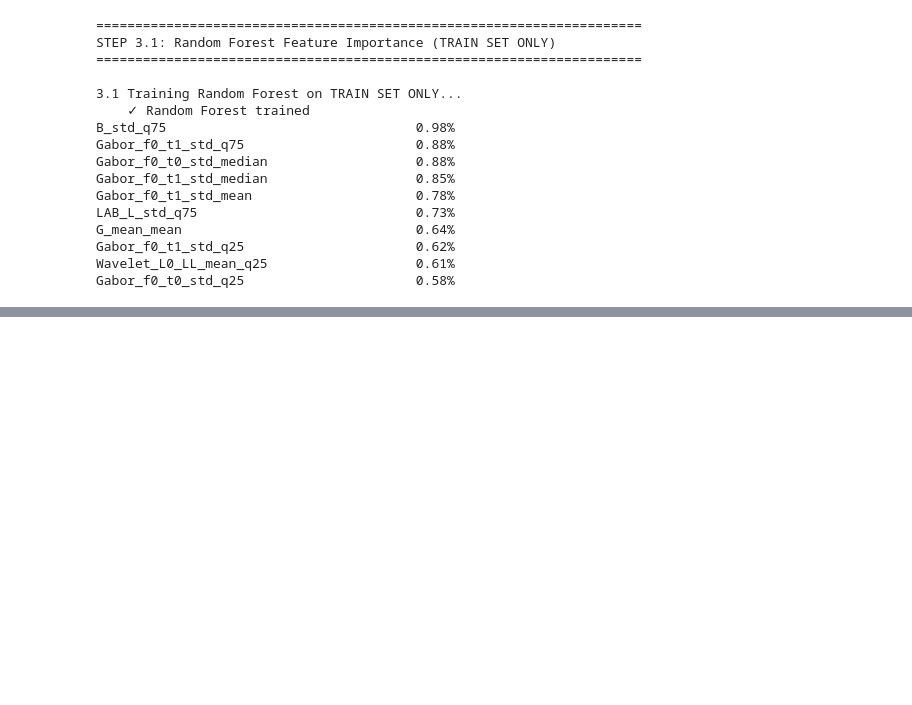
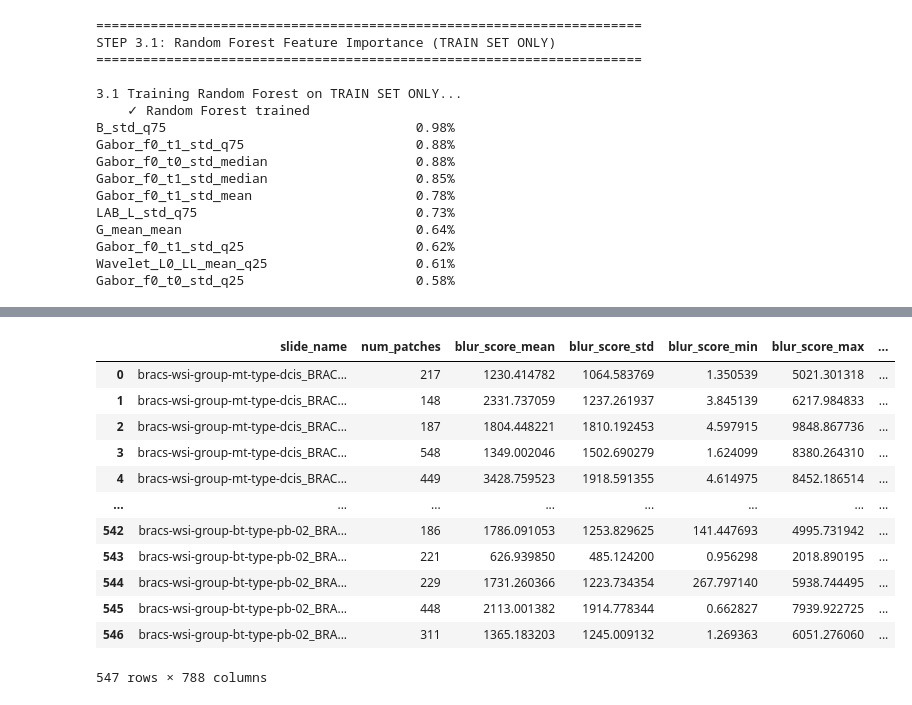
Before and after one commit to Onyeka280/WSI_trad, a Jupyter notebook: wsi-trad.ipynb, the cells around one changed output, grey strips where cells are left out. Drawn from its saved outputs; the diff is of its cells as text; code cells hidden in the pictures; blank space fills up the shorter version.

Commit message:
Kaggle Notebook | WSI_trad | Version 5

```diff
--- a/wsi-trad.ipynb
+++ b/wsi-trad.ipynb
@@ -1998,0 +2693,26 @@ Gabor_f0_t0_std_q25                      0.58%
+# %%
+region_level_path = '/kaggle/input/datasets/onyekamuoka/region-level'
+
+dfs = []
+for file in os.listdir(region_level_path):
+    if file.endswith(".csv"):
+        path = os.path.join(region_level_path,file)
+        df = pd.read_csv(path)
+        dfs.append(df)
+all_wsi_region_level = pd.concat(dfs, axis=0, ignore_index=True)
+# %%
+all_wsi_region_level
+# %% [output]
+|  | slide_name | num_patches | blur_score_mean | blur_score_std | blur_score_min | blur_score_max | ... |
+| 0 | bracs-wsi-group-mt-type-dcis_BRAC... | 217 | 1230.414782 | 1064.583769 | 1.350539 | 5021.301318 | ... |
+| 1 | bracs-wsi-group-mt-type-dcis_BRAC... | 148 | 2331.737059 | 1237.261937 | 3.845139 | 6217.984833 | ... |
+| 2 | bracs-wsi-group-mt-type-dcis_BRAC... | 187 | 1804.448221 | 1810.192453 | 4.597915 | 9848.867736 | ... |
+| 3 | bracs-wsi-group-mt-type-dcis_BRAC... | 548 | 1349.002046 | 1502.690279 | 1.624099 | 8380.264310 | ... |
+| 4 | bracs-wsi-group-mt-type-dcis_BRAC... | 449 | 3428.759523 | 1918.591355 | 4.614975 | 8452.186514 | ... |
+| ... | ... | ... | ... | ... | ... | ... | ... |
+| 542 | bracs-wsi-group-bt-type-pb-02_BRA... | 186 | 1786.091053 | 1253.829625 | 141.447693 | 4995.731942 | ... |
+| 543 | bracs-wsi-group-bt-type-pb-02_BRA... | 221 | 626.939850 | 485.124200 | 0.956298 | 2018.890195 | ... |
+| 544 | bracs-wsi-group-bt-type-pb-02_BRA... | 229 | 1731.260366 | 1223.734354 | 267.797140 | 5938.744495 | ... |
+| 545 | bracs-wsi-group-bt-type-pb-02_BRA... | 448 | 2113.001382 | 1914.778344 | 0.662827 | 7939.922725 | ... |
+| 546 | bracs-wsi-group-bt-type-pb-02_BRA... | 311 | 1365.183203 | 1245.009132 | 1.269363 | 6051.276060 | ... |
+547 rows × 788 columns
```
Also changed, not shown: parts of 25 cells of this notebook.
